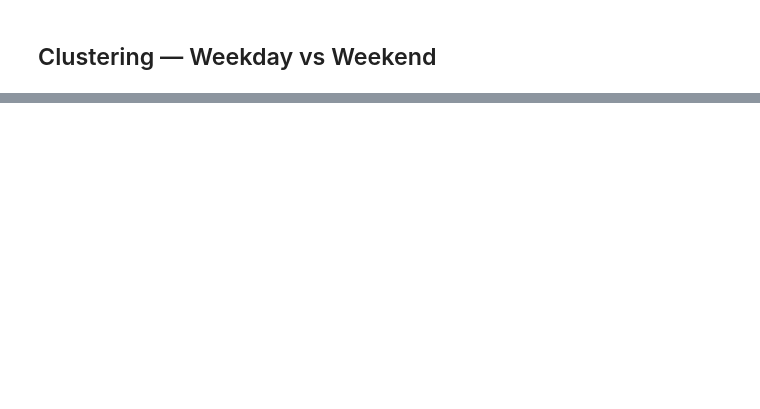
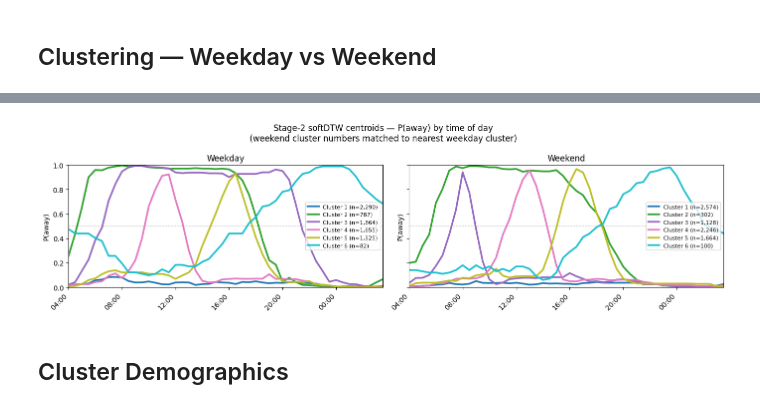
Before and after one commit to AmberJiayuSu/OBGeneration, a Jupyter notebook: assumption/clustered_MC.ipynb, the cells around one changed output, grey strips where cells are left out. Cells and saved outputs as stored; diff of their text form; code cells hidden in the pictures; blank space fills up the shorter version.

```diff
--- a/assumption/clustered_MC.ipynb
+++ b/assumption/clustered_MC.ipynb
@@ -273,0 +313,73 @@ plot_centroids_2state(km_we, labels_we, 'Weekend Clusters')
+# %%
+from scipy.optimize import linear_sum_assignment
+
+xticks  = np.arange(0, N_BINS + 1, 8)
+xlabels = [f'{(4 + t * BIN_SIZE // 60) % 24:02d}:00' for t in xticks]
+
+def get_centroid(km, c):
+    centers = km.cluster_centers_
+    return centers[c, :, 0] if centers.ndim == 3 else centers[c]
+
+# ── Step 1: order weekday clusters by peak-away time (anchor) ─────────────────
+k_wd      = km2_wd.n_clusters
+wd_order  = np.argsort([get_centroid(km2_wd, c).argmax() for c in range(k_wd)])
+# wd_order[rank] = raw cluster index with display rank `rank`
+
+# ── Step 2: match weekend clusters to weekday ranks via Hungarian algorithm ───
+# Cost matrix: cost[i, j] = Euclidean distance between
+#   weekday centroid ranked i  and  weekend raw cluster j
+k_we = km2_we.n_clusters
+cost = np.zeros((k_wd, k_we))
+for rank_i, wd_raw in enumerate(wd_order):
+    c_wd = get_centroid(km2_wd, wd_raw)
+    for we_raw in range(k_we):
+        c_we = get_centroid(km2_we, we_raw)
+        cost[rank_i, we_raw] = np.linalg.norm(c_wd - c_we)
+
+wd_ranks, we_raws = linear_sum_assignment(cost)
+# we_raws[i] = weekend raw cluster that is assigned rank i
+we_order = we_raws   # index: rank → raw cluster id
+
+# ── Step 3: build cluster_meta ────────────────────────────────────────────────
+cmap = plt.cm.tab10(np.linspace(0, 1, k_wd))
+cluster_meta = {}
+
+for tag, order in [('wd', wd_order), ('we', we_order)]:
+    k         = len(order)
+    color_map = {int(raw): cmap[rank] for rank, raw in enumerate(order)}
+    rank_map  = {int(raw): rank + 1   for rank, raw in enumerate(order)}
+    cluster_meta[tag] = {'order': order, 'color_map': color_map, 'rank_map': rank_map, 'k': k}
+
+# Print matching summary
+print('Weekday → Weekend centroid matching (by rank):')
+for rank, (wd_raw, we_raw) in enumerate(zip(wd_order, we_order)):
+    d = cost[rank, we_raw]
+    print(f'  Rank {rank+1}: WD raw {wd_raw} ↔ WE raw {we_raw}  (dist={d:.4f})')
+
+# ── Step 4: plot centroids ────────────────────────────────────────────────────
+fig, axes = plt.subplots(1, 2, figsize=(14, 4), sharey=True)
+for ax, tag, km, labels, title in [
+    (axes[0], 'wd', km2_wd, labels2_wd, 'Weekday'),
+    (axes[1], 'we', km2_we, labels2_we, 'Weekend'),
+]:
+    meta      = cluster_meta[tag]
+    color_map = meta['color_map']
+    rank_map  = meta['rank_map']
+    for rank, raw in enumerate(meta['order']):
+        centroid = get_centroid(km, raw)
+        n_c      = (labels == raw).sum()
+        ax.plot(range(N_BINS), centroid, color=color_map[raw],
+                linewidth=2.5, label=f'Cluster {rank_map[raw]} (n={n_c:,})')
+    ax.set_title(title)
+    ax.set_xticks(xticks); ax.set_xticklabels(xlabels, rotation=45, ha='right')
+    ax.set_ylim(0, 1); ax.set_xlim(0, N_BINS - 1)
+    ax.set_ylabel('P(away)')
+    ax.axhline(0.5, color='grey', linewidth=0.8, linestyle='--', alpha=0.5)
+    ax.legend(fontsize=8)
+
+fig.suptitle('Stage-2 softDTW centroids — P(away) by time of day\n'
+             '(weekend cluster numbers matched to nearest weekday cluster)',
+             fontsize=12)
+plt.tight_layout()
+plt.show()
+# %% [output]
@@ -273,0 +393,3 @@ plot_centroids_2state(km_we, labels_we, 'Weekend Clusters')
+[figure, added]
+# %% [markdown]
+## Cluster Demographics
```
Also changed, not shown: parts of 30 cells of this notebook, 10 other files.
